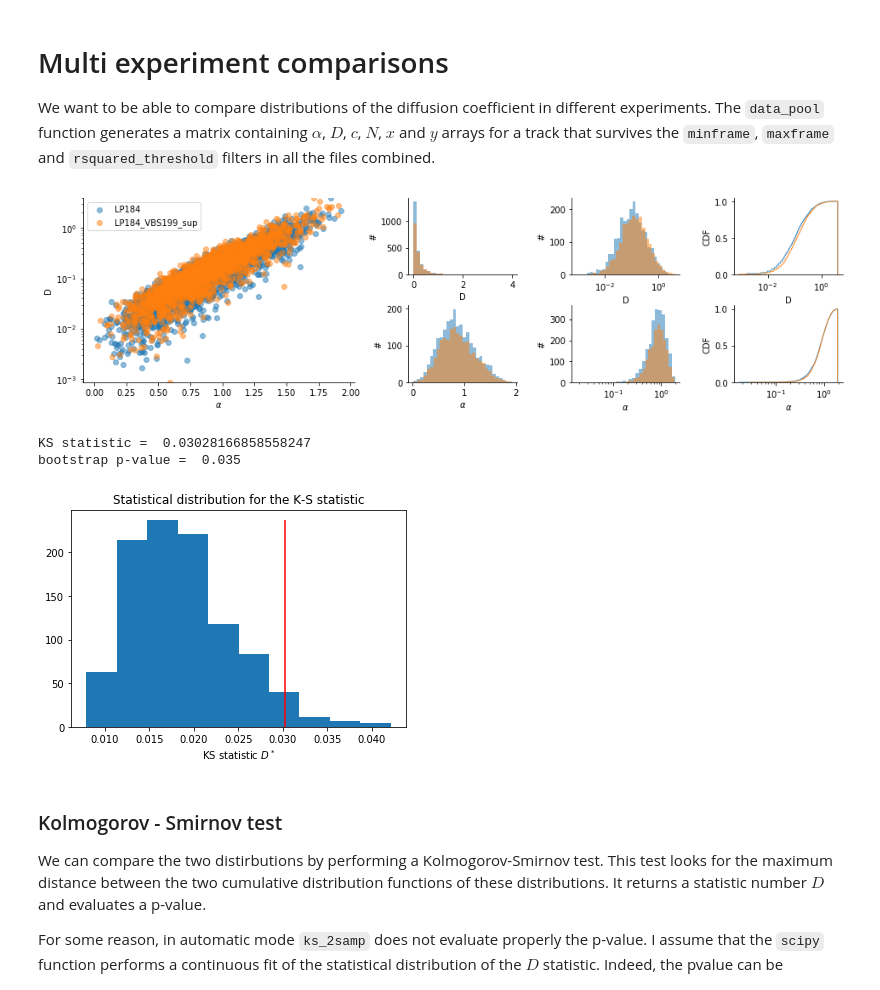
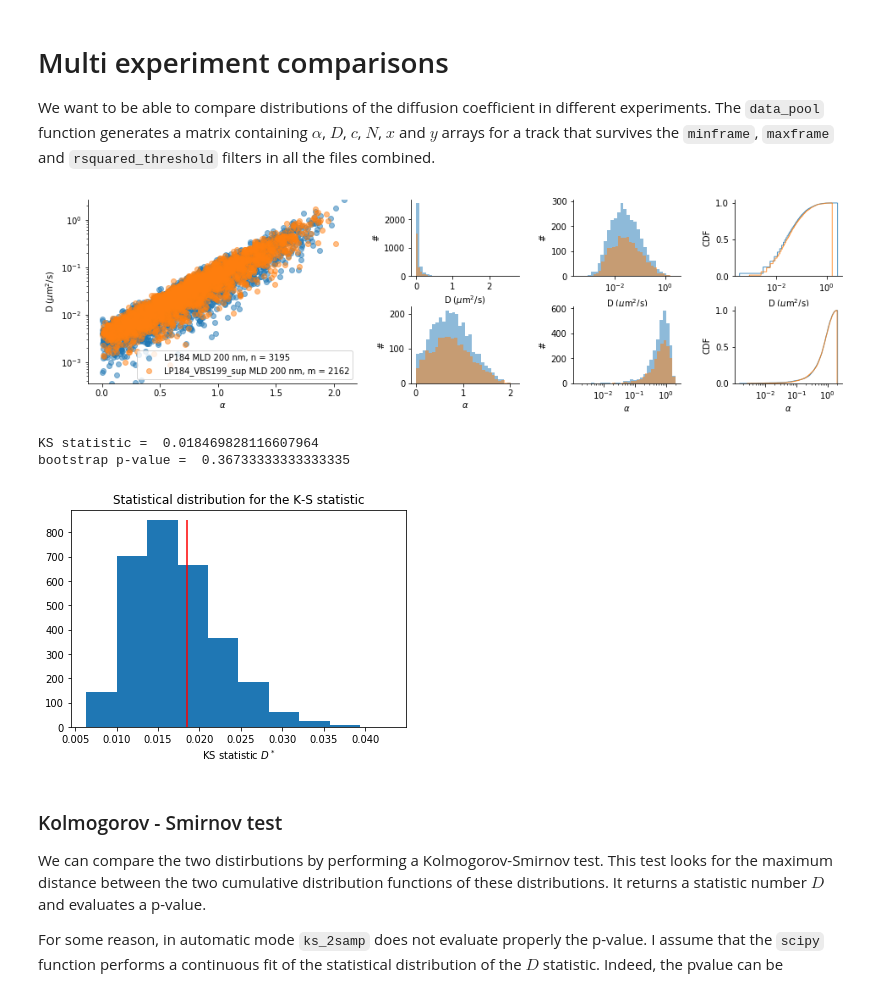
Before and after one commit to remy13127/Internship, a Jupyter notebook: Notebook_Multi_Datasets.ipynb, the cells around one changed output. Saved outputs shown, nothing was run; the diff lists cells and outputs as text; code cells hidden in the pictures.

```diff
--- a/Notebook_Multi_Datasets.ipynb
+++ b/Notebook_Multi_Datasets.ipynb
@@ -16,33 +16,36 @@ from functions import plot_preprocessed_dist,plot_track_characteristics,mmsd_plo
 We want to be able to compare distributions of the diffusion coefficient in different experiments. The `data_pool` function generates a matrix containing $\alpha$, $D$, $c$, $N$, $x$ and $y$ arrays for a track that survives the `minframe`, `maxframe` and `rsquared_threshold` filters in all the files combined.
 # %%
 dt = 0.05
-minframe=8
-maxframe=100
-rsquared_threshold=0.9
+minframe=5
+maxframe=500
+rsquared_threshold=0.90
 
 files_LP184 = ["Data/SM1/sm1_ld400.csv","Data/SM2/sm2_ld400.csv","Data/SM3/sm3_ld400.csv","Data/SM4/sm4_ld400.csv","Data/SM5/sm5_ld400.csv","Data/SM6/sm6_ld400.csv","Data/SM7/sm7_ld400.csv","Data/SM8/sm8_ld400.csv","Data/SM9/sm9_ld400.csv","Data/SM10/sm10_ld400.csv"]
+files_LP184_200 = ["Data/SM1/sm1_ld200.csv","Data/SM2/sm2_ld200.csv","Data/SM3/sm3_ld200.csv","Data/SM4/sm4_ld200.csv","Data/SM5/sm5_ld200.csv","Data/SM6/sm6_ld200.csv","Data/SM7/sm7_ld200.csv","Data/SM8/sm8_ld200.csv","Data/SM9/sm9_ld200.csv","Data/SM10/sm10_ld200.csv"]
+
 files_WNT = ["Data/SM1_WNT/sm1_wnt_ld400.csv","Data/SM2_WNT/sm2_wnt_ld400.csv","Data/SM3_WNT/sm3_wnt_ld400.csv","Data/SM4_WNT/sm4_wnt_ld400.csv","Data/SM5_WNT/sm5_wnt_ld400.csv","Data/SM6_WNT/sm6_wnt_ld400.csv","Data/SM7_WNT/sm7_wnt_ld400.csv","Data/SM8_WNT/sm8_wnt_ld400.csv","Data/SM10_WNT/sm10_wnt_ld400.csv"]
+files_WNT_200 = ["Data/SM1_WNT/sm1_wnt_ld200.csv","Data/SM2_WNT/sm2_wnt_ld200.csv","Data/SM3_WNT/sm3_wnt_ld200.csv","Data/SM4_WNT/sm4_wnt_ld200.csv","Data/SM5_WNT/sm5_wnt_ld200.csv","Data/SM6_WNT/sm6_wnt_ld200.csv","Data/SM7_WNT/sm7_wnt_ld200.csv","Data/SM8_WNT/sm8_wnt_ld200.csv","Data/SM10_WNT/sm10_wnt_ld200.csv"]
 
-DATA_LP184 = data_pool(files_LP184,dt,minframe,maxframe,rsquared_threshold)
-DATA_WNT = data_pool(files_WNT,dt,minframe,maxframe,rsquared_threshold)
+DATA_LP184 = data_pool(files_LP184_200,dt,minframe,maxframe,rsquared_threshold,fit_option="thirty_percent")
+DATA_WNT = data_pool(files_WNT_200,dt,minframe,maxframe,rsquared_threshold,fit_option="thirty_percent")
 # %%
-two_distributions_plot(DATA_LP184,DATA_WNT,"LP184","LP184_VBS199_sup")
+two_distributions_plot(DATA_LP184,DATA_WNT,"LP184 MLD 200 nm","LP184_VBS199_sup MLD 200 nm")
 # %% [output]
-[figure, old version]
+[figure, new version]
 # %%
-A1 = []
+D1 = []
 for k in range(np.shape(DATA_LP184)[0]):
-    A1.append(DATA_LP184[k][0])
+    D1.append(DATA_LP184[k][0])
 
-A2 = []
+D2 = []
 for k in range(np.shape(DATA_WNT)[0]):
-    A2.append(DATA_WNT[k][0])
+    D2.append(DATA_WNT[k][0])
 
-stat,pvalue = kolmogorov_smirnov(A1,A2,nloop=1000,plot=True)
+stat,pvalue = kolmogorov_smirnov(D1,D2,nloop=3000,plot=True)
 # %% [output]
-KS statistic =  0.03028166858558247
-bootstrap p-value =  0.035
+KS statistic =  0.018469828116607964
+bootstrap p-value =  0.36733333333333335
-[figure, old version]
+[figure, new version]
 # %% [markdown]
 ### Kolmogorov - Smirnov test
 
```
Also changed, not shown: parts of 3 cells of this notebook, 22 other files.
